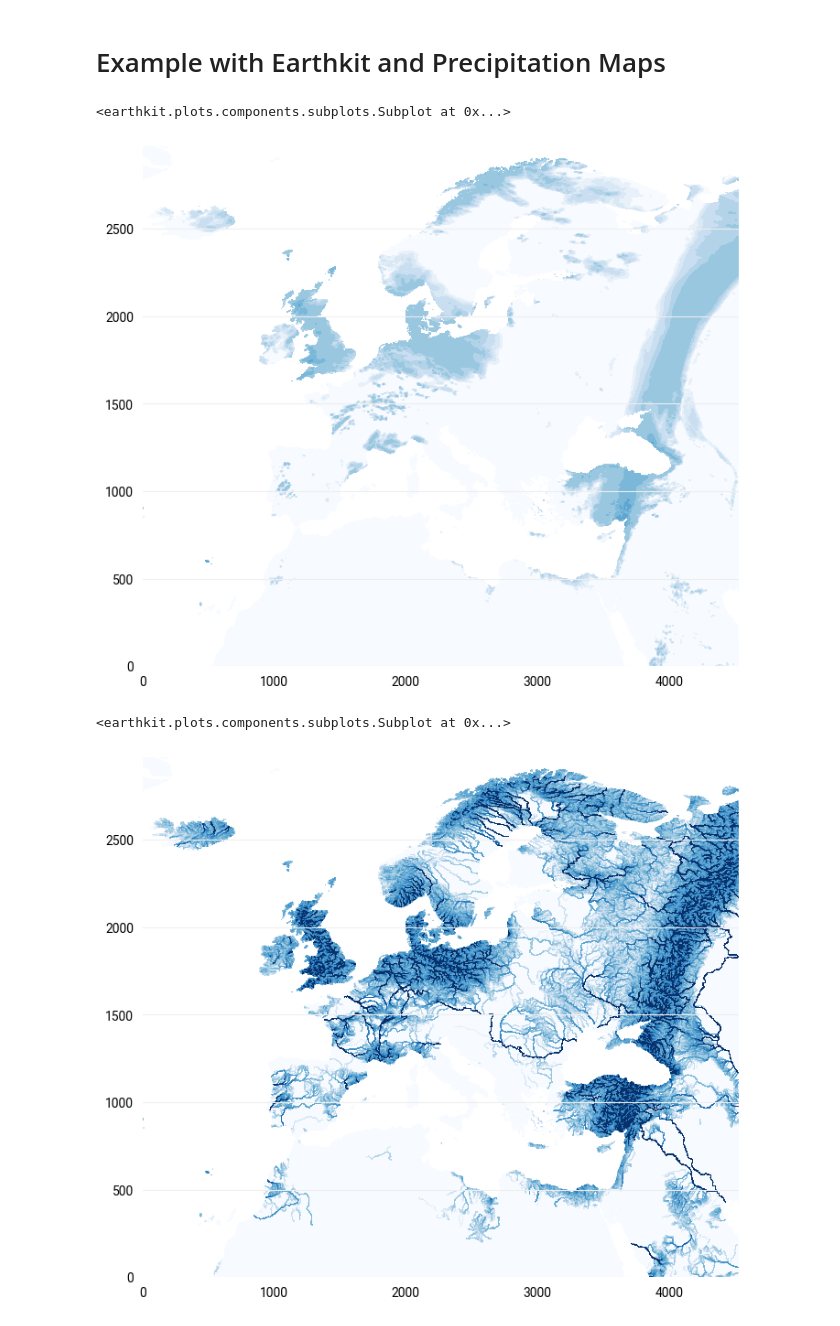
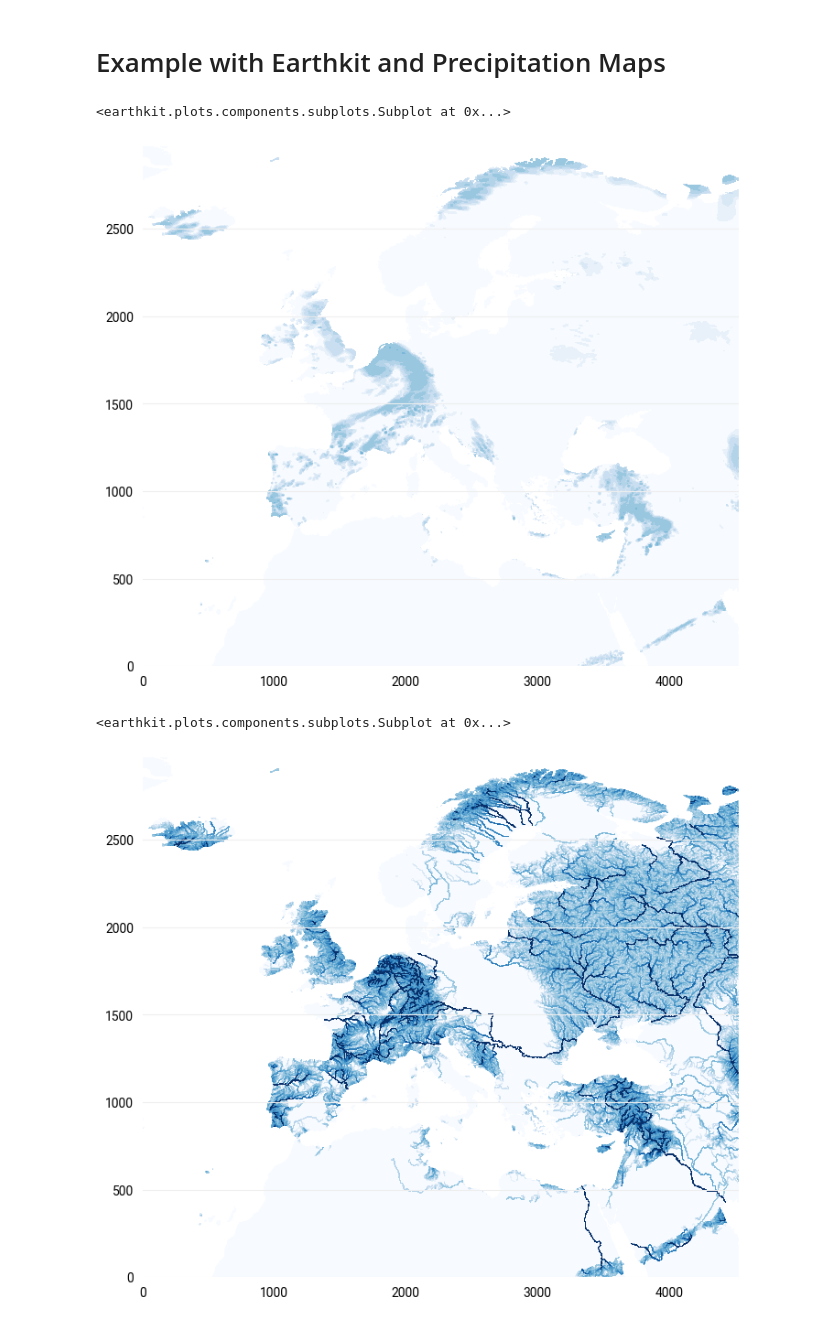
Before and after one commit to ecmwf/earthkit-hydro, a Jupyter notebook: docs/notebooks/example.ipynb, the cells around one changed output. Saved outputs shown, nothing was run; the diff lists cells and outputs as text; code cells hidden in the pictures.

```diff
--- a/docs/notebooks/example.ipynb
+++ b/docs/notebooks/example.ipynb
@@ -19,5 +19,5 @@ def plot(data, norm=mpl.colors.LogNorm()):
 # %% [markdown]
 # River Network Creation
 # %%
-network = ekh.load_river_network(domain="efas", version="5")
+river_network = ekh.load_river_network(domain="efas", river_network_version="5")
 # %% [output]
@@ -119,16 +120,16 @@ style = ekp.styles.Style(
 )
 # %%
 precipitation_field = ekd.from_source(
-    "file", "/ec/ws4/tc/emos/work/cems/floods/efas/emos/efas/europe5km/202411/EUD2024112400/forcings/R06a.nc"
+    "file", "/ec/ws4/tc/emos/work/cems/floods/efas/emos/efas/europe5km/202502/EUD2025021100/forcings/R06a.nc"
 )[0].to_numpy()
 
 qplot.contourf(precipitation_field[::-1, :], style=style)
 # %% [output]
 <earthkit.plots.components.subplots.Subplot at 0x...>
-[figure, old version]
+[figure, new version]
 # %%
-accuflux_field = network.accuflux(precipitation_field)
+accuflux_field = ekh.flow_downstream(river_network, precipitation_field)
 qplot.contourf(accuflux_field[::-1, :], style=style)
 # %% [output]
 <earthkit.plots.components.subplots.Subplot at 0x...>
-[figure, old version]
+[figure, new version]
```
Also changed, not shown: parts of 12 cells of this notebook.
